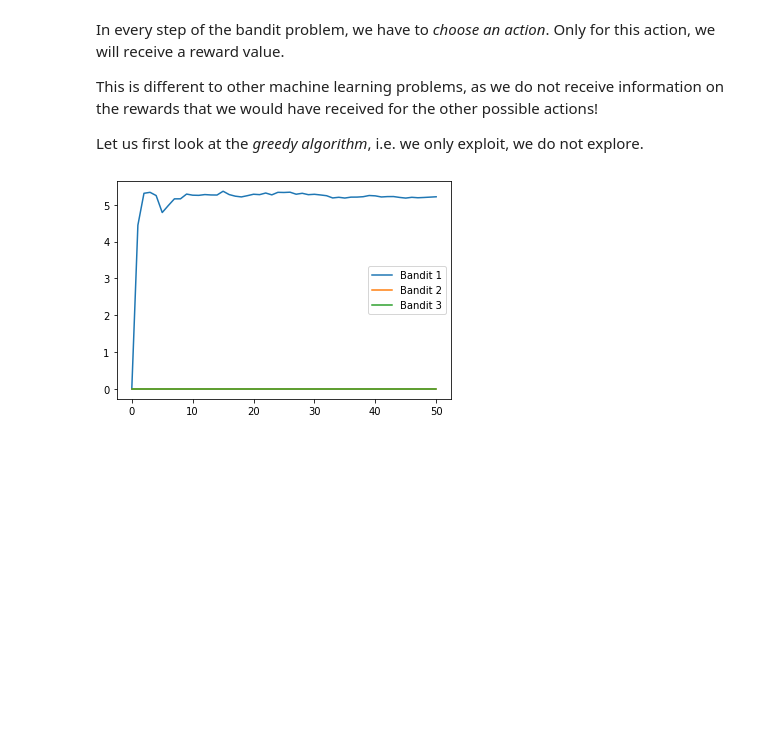
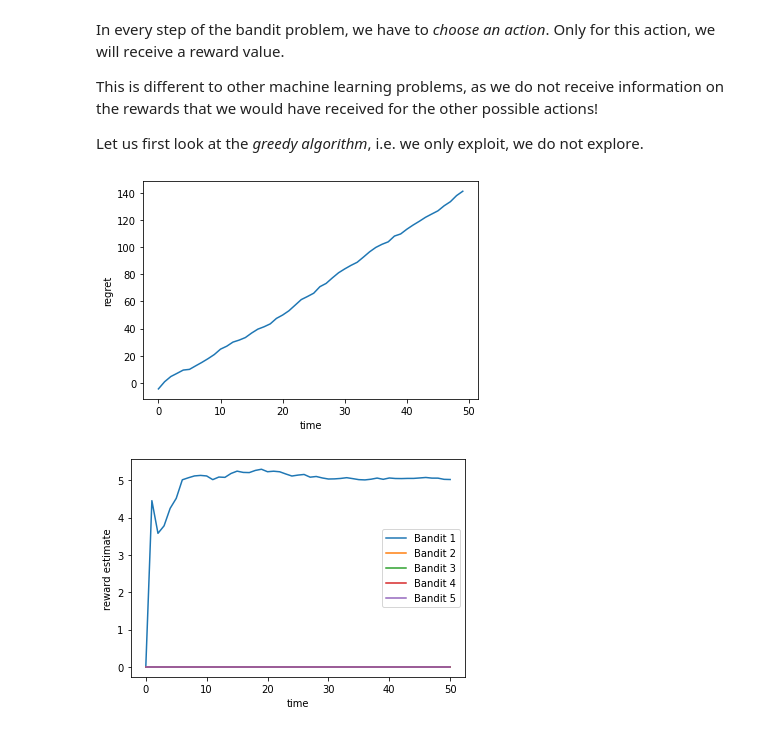
Before and after one commit to gbusch/contextual-bandits, a Jupyter notebook: 01_bandits.ipynb, the cells around one changed output. Cells and saved outputs as stored; diff of their text form; code cells hidden in the pictures; blank space fills up the shorter version.

```diff
--- a/01_bandits.ipynb
+++ b/01_bandits.ipynb
@@ -14,3 +11,7 @@ testbed = [Bandit(5), Bandit(4), Bandit(8), Bandit(3), Bandit(7)]
+# %%
+from bandit import Bandit
+mean_rewards = [5, 4, 8, 3, 7]
+testbed = [Bandit(mr) for mr in mean_rewards]
 # %%
 samples = [[bandit.pull() for _ in range(100000)] for bandit in testbed]
 
@@ -42,21 +43,34 @@ Let us first look at the *greedy algorithm*, i.e. we only exploit, we do not exp
 # %%
 N_TRIALS = 50
 
+sum_reward = 0
 rewards = np.ndarray((N_TRIALS +1, len(testbed)))
+regret = np.ndarray((N_TRIALS,))
 
 estimated_rewards = [bandit.sample() for bandit in testbed]
 rewards[0, :] = estimated_rewards
 for n in range(N_TRIALS):
     bandit = testbed[np.argmax(estimated_rewards)]
     R = bandit.pull()
+    sum_reward += R
     bandit.update(R)
     estimated_rewards = [bandit.sample() for bandit in testbed]
     rewards[n + 1, :] = estimated_rewards
+    regret[n] = n * max(mean_rewards) - sum_reward
+
+plt.figure()
+plt.plot(regret)
+plt.xlabel("time")
+plt.ylabel("regret")
+plt.show()
 
 plt.figure()
 for b in range(rewards.shape[1]):
     plt.plot(rewards[:, b], label=f'Bandit {b+1}')
 plt.legend()
+plt.xlabel("time")
+plt.ylabel("reward estimate")
 plt.show()
 # %% [output]
-[figure, old version]
+[figure, new version]
+[figure, added]
```
Also changed, not shown: parts of 11 cells of this notebook, 5 other files.
